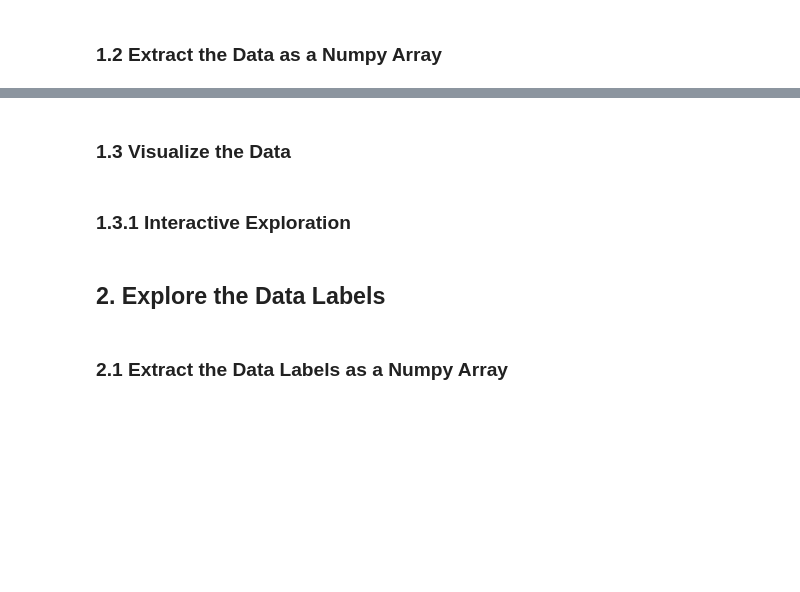
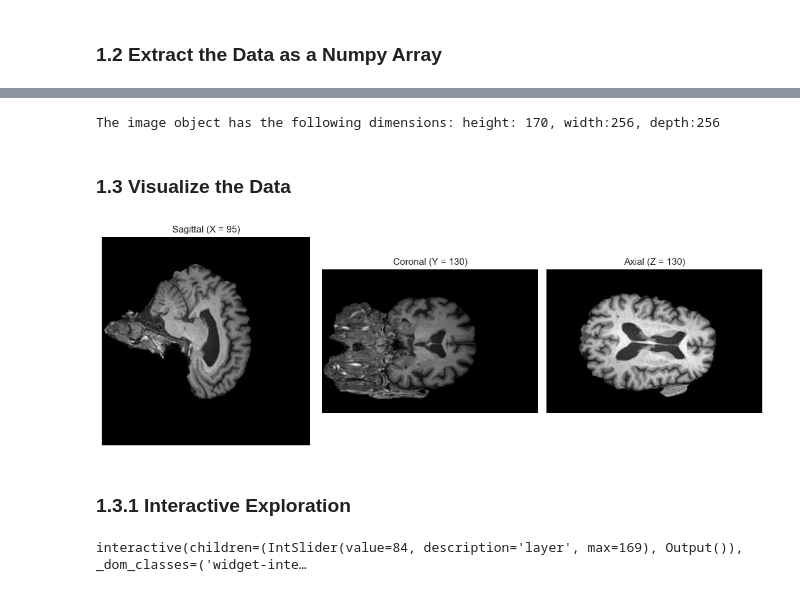
Before and after one commit to fauziahreza/Alzheimer-Classification-with-CNN-SVM, a Jupyter notebook: Notebook/Preprocessing/EDA_Dataset_sMRI_Alzheimer's.ipynb, the cells around one changed output, grey strips where cells are left out. Cells and saved outputs as stored; diff of their text form; code cells hidden in the pictures; blank space fills up the shorter version.

```diff
--- a/Notebook/Preprocessing/EDA_Dataset_sMRI_Alzheimer's.ipynb
+++ b/Notebook/Preprocessing/EDA_Dataset_sMRI_Alzheimer's.ipynb
@@ -60,38 +150,40 @@ type(image_data)
 # %%
 # Get the citra shape dan print it out
-height, width, depth, channels = image_data.shape
-print(f"The image object has the following dimensions: height: {height}, width:{width}, depth:{depth}, channels:{channels}")
+height, width, depth = image_data.shape
+print(f"The image object has the following dimensions: height: {height}, width:{width}, depth:{depth}")
+# %% [output]
+The image object has the following dimensions: height: 170, width:256, depth:256
 # %% [markdown]
 ### 1.3 Visualize the Data
 # %%
 # Define koordinatnya
-x_coord = 88
-y_coord = 134
-z_coord = 85
+x_coord = 95
+y_coord = 130
+z_coord = 130
 
-# dan channel juga
-channel = 0
 
 # Buat a figure dengan subplots
 fig, axs = plt.subplots(1, 3, figsize=(12, 4))
 
 # Plot the slice pada X-axis (sagittal)
-axs[0].imshow(image_data[x_coord, :, :, channel], cmap='gray')
+axs[0].imshow(image_data[x_coord, :, :], cmap='gray')
 axs[0].set_title(f'Sagittal (X = {x_coord})')
 axs[0].axis('off')
 
 # Plot the slice pada Y-axis (coronal)
-axs[1].imshow(image_data[:, y_coord, :, channel], cmap='gray')
+axs[1].imshow(image_data[:, y_coord, :], cmap='gray')
 axs[1].set_title(f'Coronal (Y = {y_coord})')
 axs[1].axis('off')
 
 # Plot the slice pada Z-axis (axial)
-axs[2].imshow(image_data[:, :, z_coord, channel], cmap='gray')
+axs[2].imshow(image_data[:, :, z_coord], cmap='gray')
 axs[2].set_title(f'Axial (Z = {z_coord})')
 axs[2].axis('off')
 
 plt.tight_layout()
 plt.show()
+# %% [output]
+[figure, added]
 # %% [markdown]
 ### 1.3.1 Interactive Exploration
 # %%
@@ -99,19 +191,19 @@ def explore_3dimage(layer):
     fig, axs = plt.subplots(1, 3, figsize=(15, 5))
 
     # Sagittal view
-    sagittal_slice = image_data[:, :, layer, channel]
+    sagittal_slice = image_data[:, :, layer]
     axs[0].imshow(sagittal_slice, cmap='gray')
     axs[0].set_title('Sagittal View', fontsize=15)
     axs[0].axis('off')
 
     # Axial view
-    axial_slice = image_data[layer, :, :, channel]
+    axial_slice = image_data[layer, :, :]
     axs[1].imshow(axial_slice, cmap='gray')
     axs[1].set_title('Axial View', fontsize=15)
     axs[1].axis('off')
 
     # Coronal view
-    coronal_slice = image_data[:, layer, :, channel]
+    coronal_slice = image_data[:, layer, :]
     axs[2].imshow(coronal_slice, cmap='gray')
     axs[2].set_title('Coronal View', fontsize=15)
     axs[2].axis('off')
@@ -122,5 +214,5 @@ def explore_3dimage(layer):
     return layer
 
 interact(explore_3dimage, layer=(0, image_data.shape[0] - 1));
+# %% [output]
+interactive(children=(IntSlider(value=84, description='layer', max=169), Output()), _dom_classes=('widget-inte…
-# %% [markdown]
-## 2. Explore the Data Labels
@@ -136,2 +218,0 @@ for label, folder_name in enumerate(['AD', 'LMCI', 'EMCI', 'CN']):
-# %% [markdown]
-### 2.1 Extract the Data Labels as a Numpy Array
```
Also changed, not shown: parts of 14 cells of this notebook.
